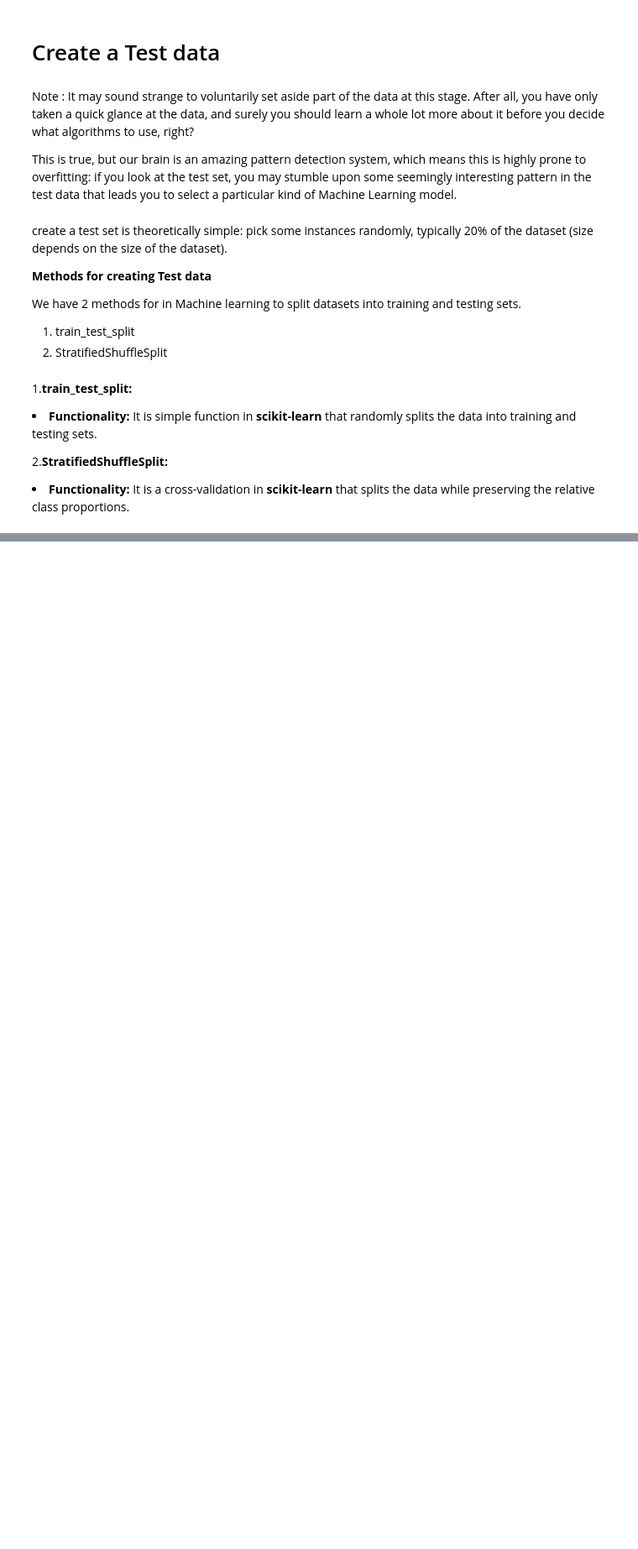
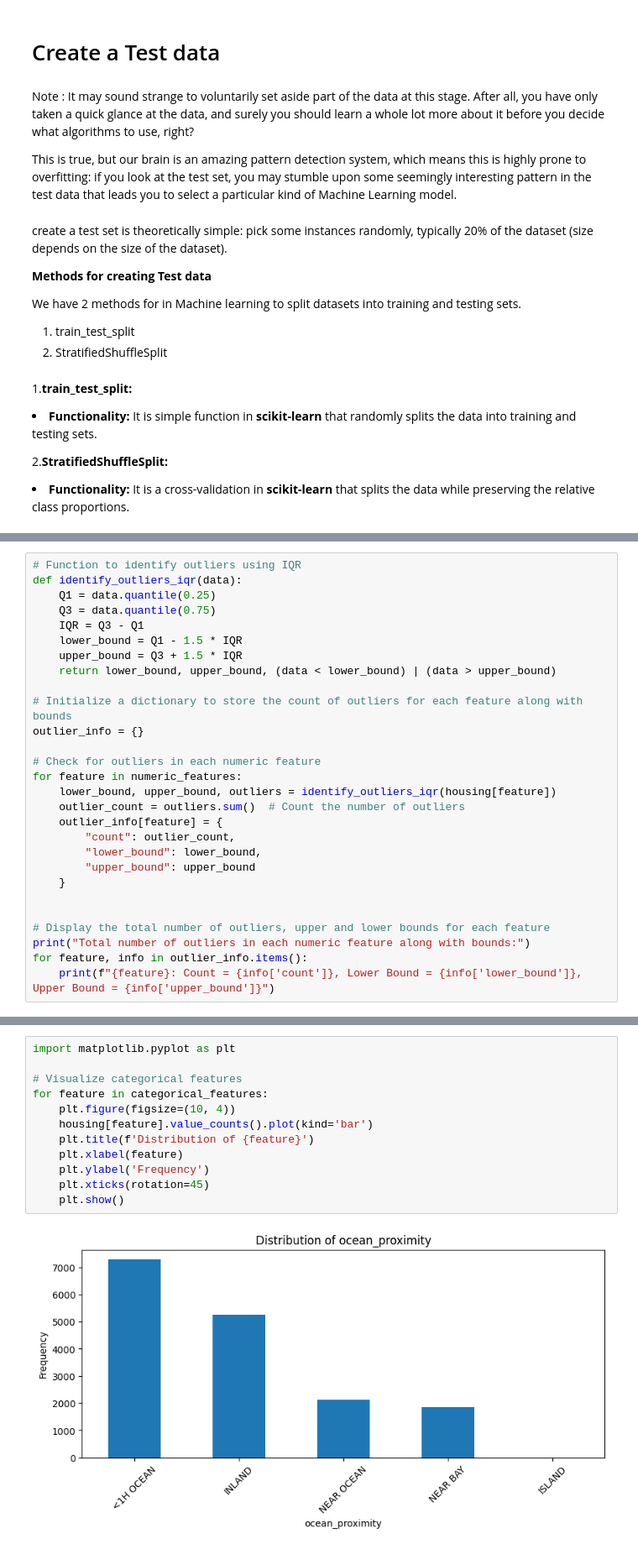
Before and after one commit to vaibhavthapli/ML_training, a Jupyter notebook: Regression.ipynb, the cells around one changed output, grey strips where cells are left out. Shown: that part at 84% size. Saved outputs shown, nothing was run; the diff lists cells and outputs as text; blank space fills up the shorter version.

```diff
--- a/Regression.ipynb
+++ b/Regression.ipynb
@@ -149,0 +259,28 @@ We have 2 methods for in Machine learning to split datasets into training and te
+# %%
+# Function to identify outliers using IQR
+def identify_outliers_iqr(data):
+    Q1 = data.quantile(0.25)
+    Q3 = data.quantile(0.75)
+    IQR = Q3 - Q1
+    lower_bound = Q1 - 1.5 * IQR
+    upper_bound = Q3 + 1.5 * IQR
+    return lower_bound, upper_bound, (data < lower_bound) | (data > upper_bound)
+
+# Initialize a dictionary to store the count of outliers for each feature along with bounds
+outlier_info = {}
+
+# Check for outliers in each numeric feature
+for feature in numeric_features:
+    lower_bound, upper_bound, outliers = identify_outliers_iqr(housing[feature])
+    outlier_count = outliers.sum()  # Count the number of outliers
+    outlier_info[feature] = {
+        "count": outlier_count,
+        "lower_bound": lower_bound,
+        "upper_bound": upper_bound
+    }
+
+
+# Display the total number of outliers, upper and lower bounds for each feature
+print("Total number of outliers in each numeric feature along with bounds:")
+for feature, info in outlier_info.items():
+    print(f"{feature}: Count = {info['count']}, Lower Bound = {info['lower_bound']}, Upper Bound = {info['upper_bound']}")
@@ -149,0 +300,14 @@ We have 2 methods for in Machine learning to split datasets into training and te
+# %%
+import matplotlib.pyplot as plt
+
+# Visualize categorical features
+for feature in categorical_features:
+    plt.figure(figsize=(10, 4))
+    housing[feature].value_counts().plot(kind='bar')
+    plt.title(f'Distribution of {feature}')
+    plt.xlabel(feature)
+    plt.ylabel('Frequency')
+    plt.xticks(rotation=45)
+    plt.show()
+# %% [output]
+[figure, added]
```
Also changed, not shown: parts of 30 cells of this notebook.
